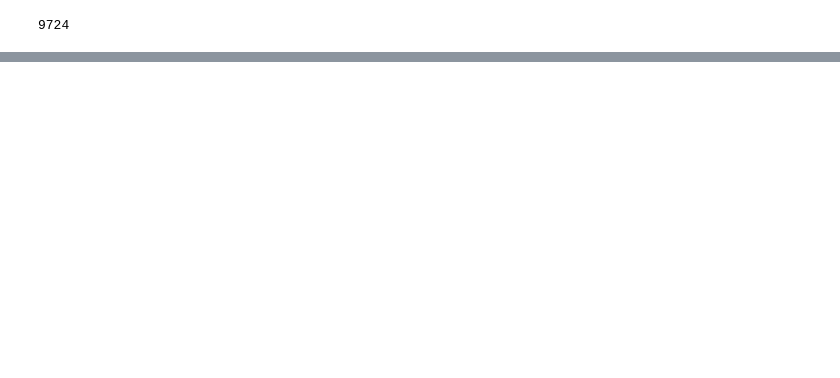
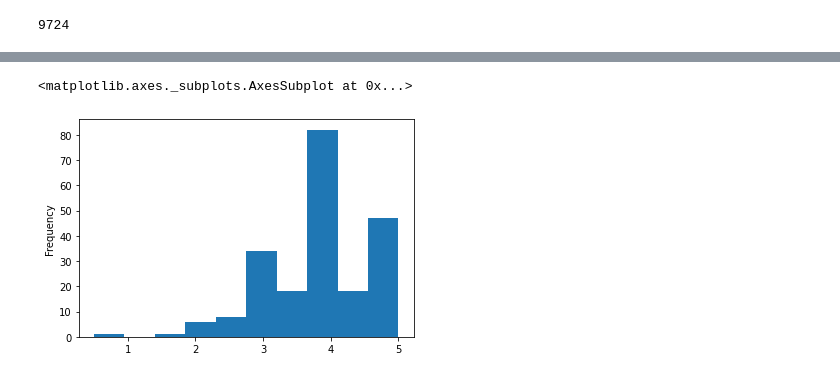
Before and after one commit to Chikuji/analise-python, a Jupyter notebook: aula1_pratica.ipynb, the cells around one changed output, grey strips where cells are left out. Drawn from its saved outputs; the diff is of its cells as text; code cells hidden in the pictures; blank space fills up the shorter version.

```diff
--- a/aula1_pratica.ipynb
+++ b/aula1_pratica.ipynb
@@ -178,0 +264,6 @@ len(notas_medias_por_filme)
+# %%
+#para melhorar esse grafico mudaremos o parametro kind (filme Toy Story)
+avaliacoes.query("filmeId == 1")["nota"].plot(kind='hist')
+# %% [output]
+<matplotlib.axes._subplots.AxesSubplot at 0x...>
+[figure, added]
```
Also changed, not shown: parts of 28 cells of this notebook.
